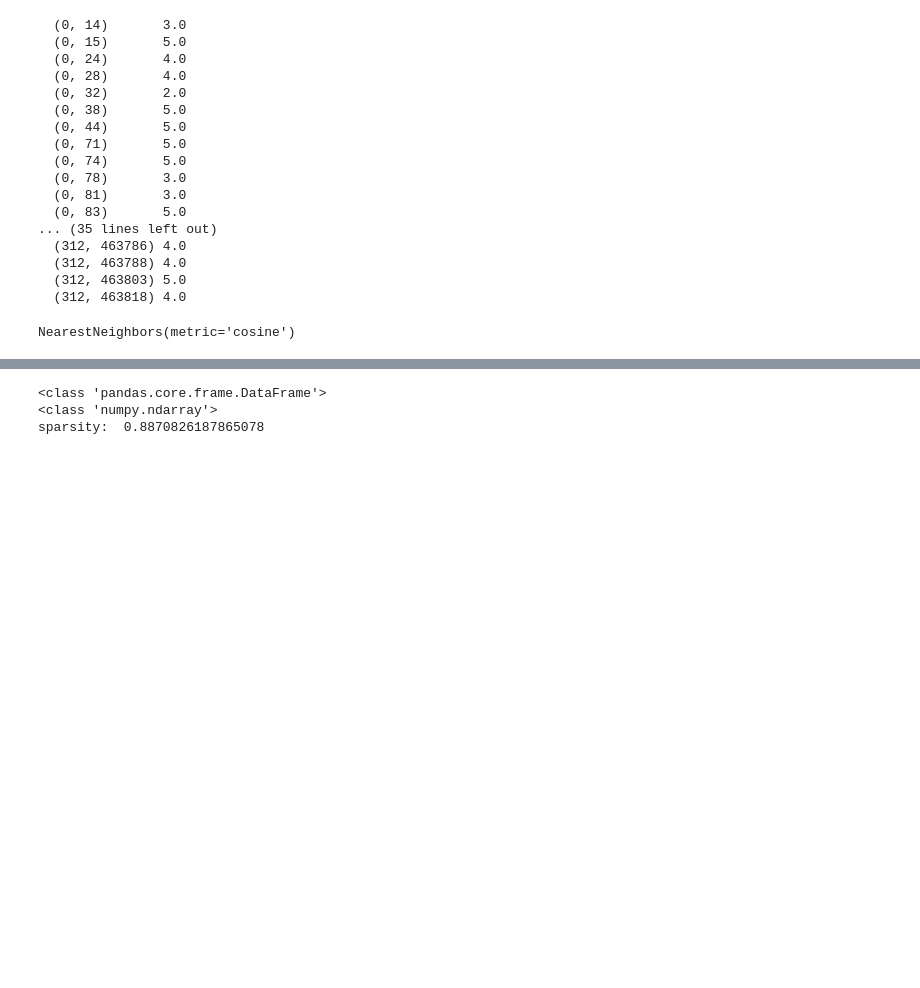
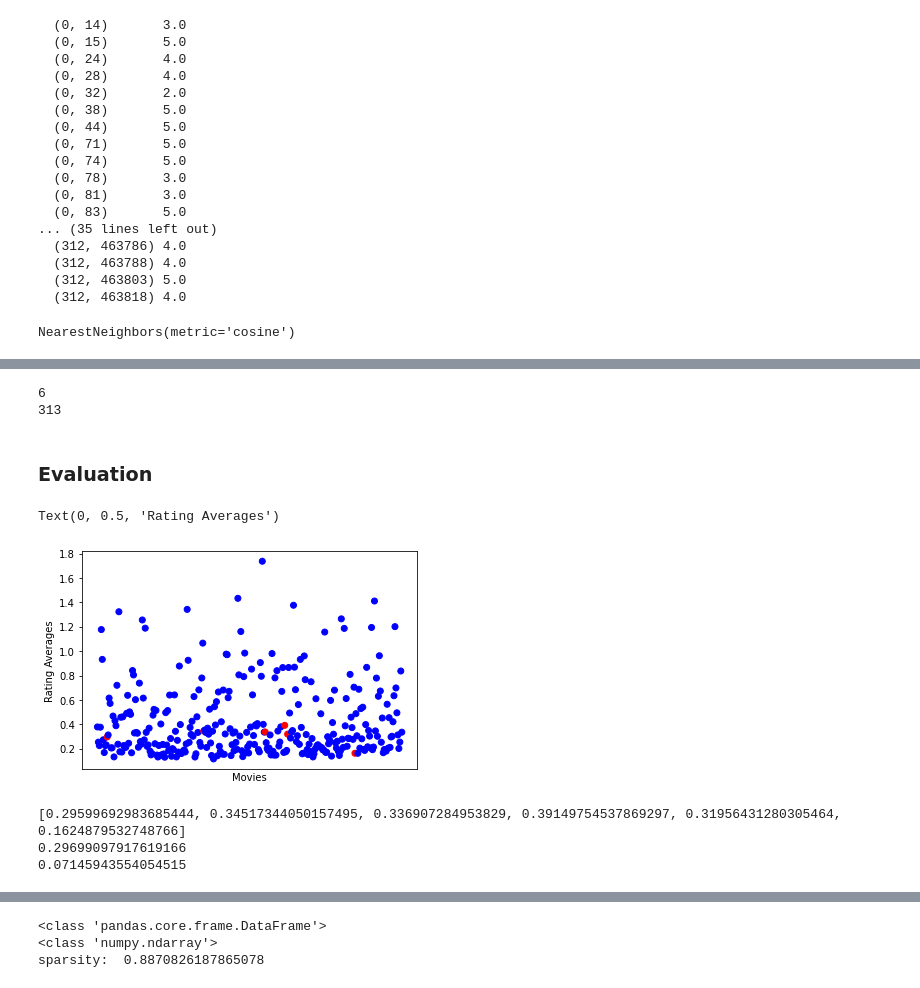
Before and after one commit to givi0519/CSCI4502_FinalProject, a Jupyter notebook: Movie_Recommendation_CSCI4502.ipynb, the cells around one changed output, grey strips where cells are left out. Saved outputs shown, nothing was run; the diff lists cells and outputs as text; code cells hidden in the pictures; blank space fills up the shorter version.

```diff
--- a/Movie_Recommendation_CSCI4502.ipynb
+++ b/Movie_Recommendation_CSCI4502.ipynb
@@ -329,14 +338,14 @@ movies_knn.fit(movies_sm)
 # %% [output]
 NearestNeighbors(metric='cosine')
 # %%
-#generating a random movie
+#generating a random movie ratings list
 movie_list = list(mat_df.index)
-rand_index = randrange(len(movie_list))
+# rand_index = randrange(len(movie_list))
+rand_index = 230 # should recommend horror movies (this is just a test)
 cur_movie = movie_list[rand_index]
-print(cur_movie)
-
-my_movie_arr = mat_df.loc[[cur_movie]].values
-
+def rand_movie_ratings(movie):
+    ret_arr = mat_df.loc[[movie]].values
+    return ret_arr
+my_movie_arr = rand_movie_ratings(cur_movie)
 print(my_movie_arr)
-print(my_movie_arr.shape)
 # %% [output]
@@ -374,0 +386,41 @@ End of Days :  0.633326309643983
+# %%
+#finding the average rating for all movies
+avg_rating = []
+avg_rating_recs = [] #averages for recommended movies
+for i in range(len(movie_list)):
+    get_movie = movie_list[i]
+    cur_list = rand_movie_ratings(get_movie)
+    avg = np.mean(cur_list[0])
+    avg_rating.append(avg)
+    if get_movie in recommended:
+        avg_rating_recs.append(avg)
+print(len(avg_rating_recs))
+print(len(avg_rating))
+# %% [output]
+6
+313
+# %% [markdown]
+### Evaluation
+# %%
+#assigning colors to the recommended in a plot to identify if they are close to each other
+colors = []
+for i in range(len(movie_list)):
+    if movie_list[i] in recommended:
+        colors.append('red')
+    else:
+        colors.append('blue')
+plt.scatter(movie_list, avg_rating, c=colors)
+plt.xticks([])
+plt.xlabel('Movies')
+plt.ylabel('Rating Averages')
+# %% [output]
+Text(0, 0.5, 'Rating Averages')
+[figure, added]
+# %%
+print(avg_rating_recs)
+print(np.array(avg_rating).std())
+print(np.array(avg_rating_recs).std())
+# %% [output]
+[0.29599692983685444, 0.34517344050157495, 0.336907284953829, 0.39149754537869297, 0.31956431280305464, 0.1624879532748766]
+0.29699097917619166
+0.07145943554054515
```
Also changed, not shown: parts of 18 cells of this notebook.
